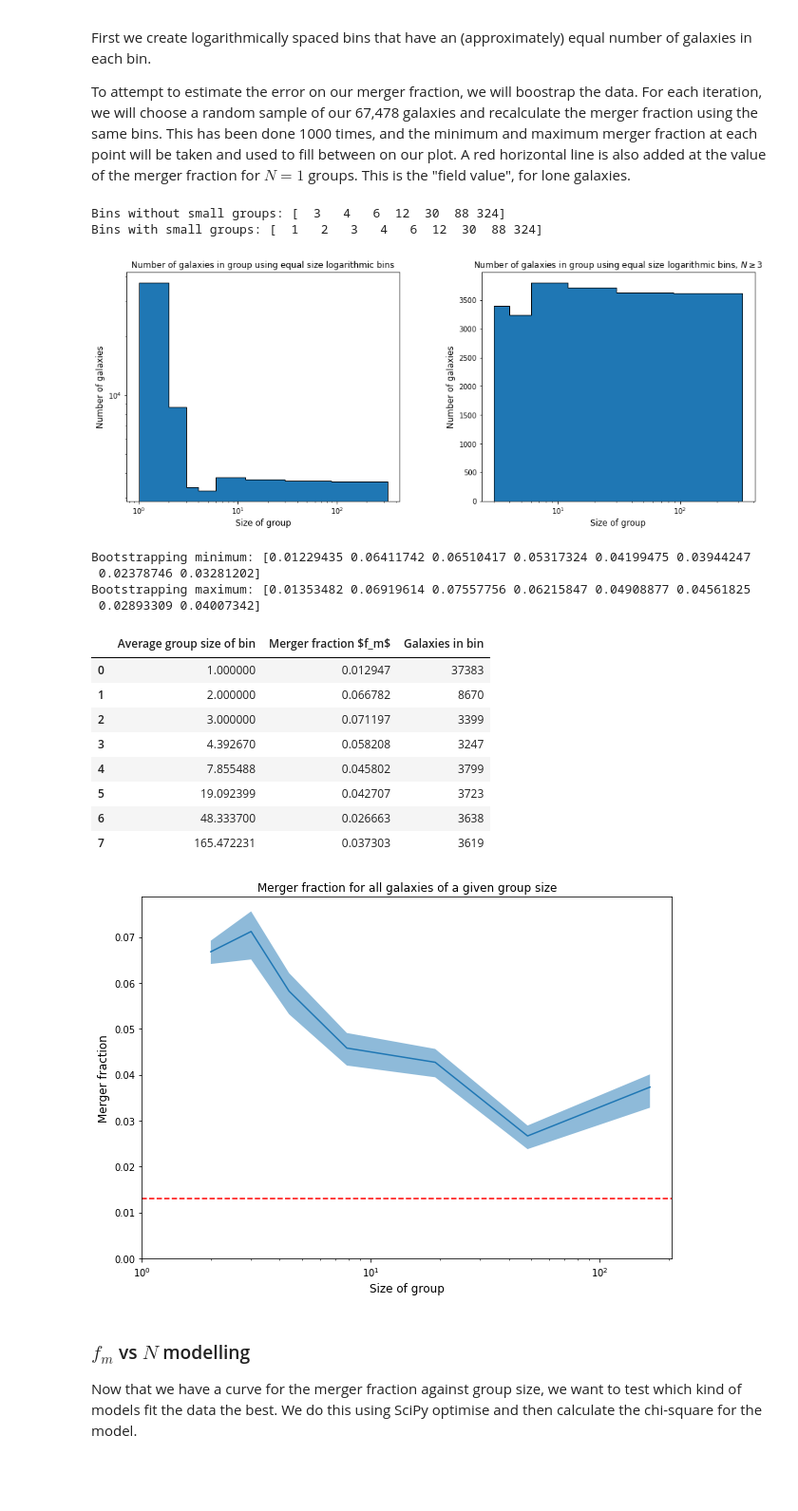
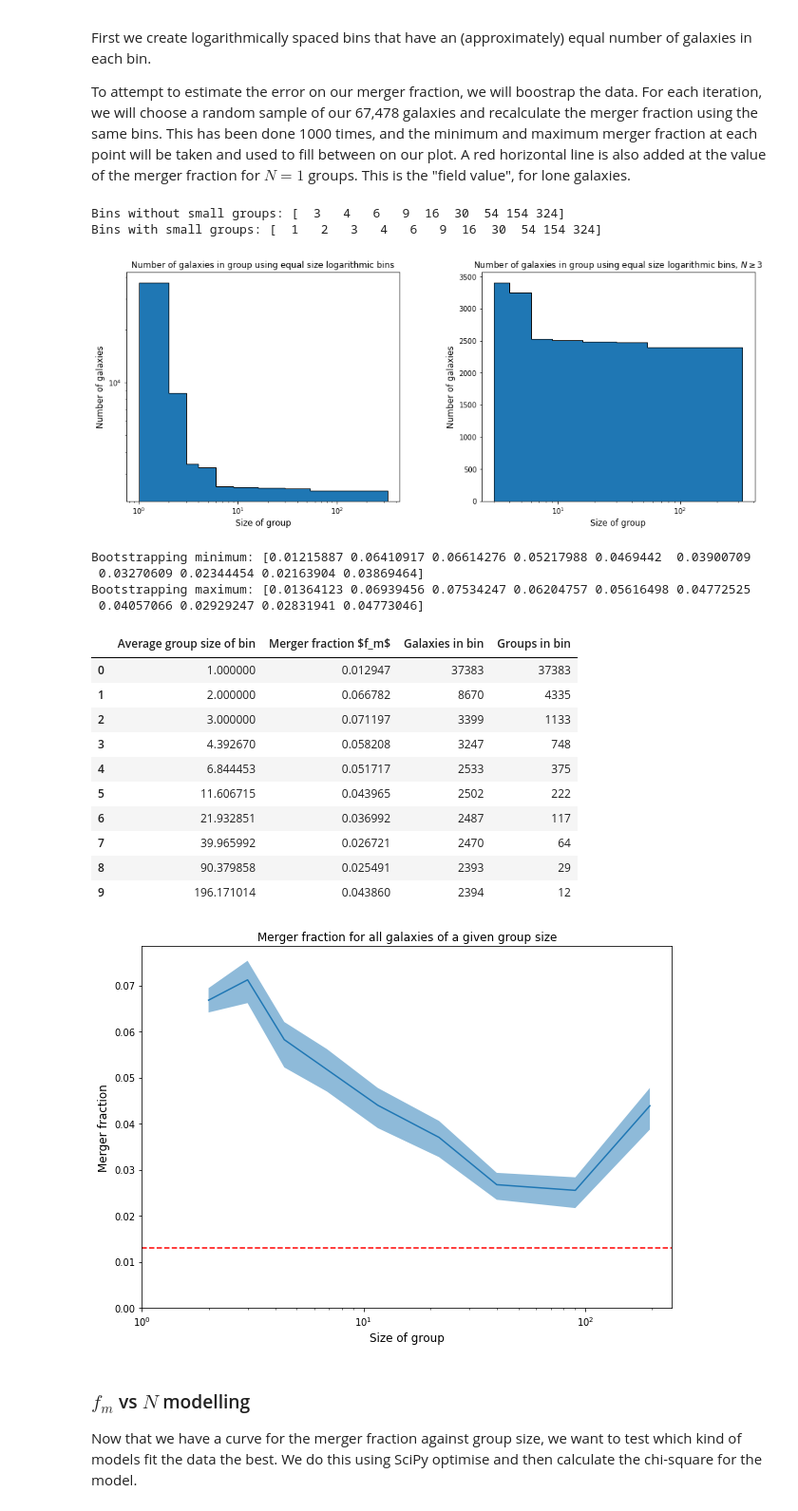
Before and after one commit to tplews98/MPhys_Project, a Jupyter notebook: Hilary work/HT_Week4_Modelling.ipynb, the cells around one changed output. Shown at 95% size. Drawn from its saved outputs; the diff is of its cells as text; code cells hidden in the pictures; blank space fills up the shorter version.

Commit message:
Curve fitting

```diff
--- a/Hilary work/HT_Week4_Modelling.ipynb
+++ b/Hilary work/HT_Week4_Modelling.ipynb
@@ -187,7 +187,7 @@ volume_limited_data = volume_limited_groups.copy()
 # %%
 # Create logarithmic bins of equal size without small groups
 group_size = volume_limited_data["volume_limited_galaxies_in_group"]
-equal_log_bins = pd.qcut(x=np.log10(group_size[group_size > 2]), q=6, labels=False, retbins=True, duplicates="drop")[1]
+equal_log_bins = pd.qcut(x=np.log10(group_size[group_size > 2]), q=9, labels=False, retbins=True, duplicates="drop")[1]
 equal_log_bins = np.power(10, equal_log_bins)
 equal_log_bins = np.round(equal_log_bins, 0)
 
@@ -273,62 +273,67 @@ def merger_fraction_group_size_binning(limited_data, group_size_bins):
     of galaxies in each bin."""
 
     # Resample table with only the data needed
-    limited_data = limited_data[["volume_limited_galaxies_in_group", "Merger_classifications"]]
+    limited_data = limited_data[["volume_limited_galaxies_in_group", "Merger_classifications", "group_id_new"]]
+
+    groups_unique = limited_data.drop_duplicates(subset=["group_id_new"], keep="first")
 
     # Bin data by group size, with the bin sizes specified
     allbinned, bin_edges = np.histogram(limited_data["volume_limited_galaxies_in_group"], bins=group_size_bins)
+    groups_unique_binned, bin_edges = np.histogram(groups_unique["volume_limited_galaxies_in_group"], bins=group_size_bins)
     mergersbinned, bin_edges = np.histogram(limited_data[limited_data["Merger_classifications"] > 0]["volume_limited_galaxies_in_group"], bins=group_size_bins)
 
     # Calculate the average group size in each bin for plotting data
     bin_centres=[]
     for i in range(len(bin_edges) - 1):
         bin_centres.append(limited_data[(limited_data["volume_limited_galaxies_in_group"] >= bin_edges[i]) & (limited_data["volume_limited_galaxies_in_group"] < bin_edges[i + 1])]["volume_limited_galaxies_in_group"].mean())
 
     allbinned = allbinned.astype(float)
     mergersbinned = mergersbinned.astype(float)
 
     # Find merger fraction
     merger_fraction_group = mergersbinned / allbinned
 
-    return merger_fraction_group, bin_centres, allbinned.astype(int)
+    return merger_fraction_group, bin_centres, allbinned.astype(int), groups_unique_binned.astype(int)
 
 # Call function with all_data and calculated logarithmic bins
-merger_fraction_groups, group_size_bin_centres, galaxies_in_bin = merger_fraction_group_size_binning(volume_limited_data, equal_log_bins_with_small)
+merger_fraction_groups, group_size_bin_centres, galaxies_in_bin, groups_in_bin = merger_fraction_group_size_binning(volume_limited_data, equal_log_bins_with_small)
 
 # Create dataframe of average group size, merger fraction and gaalxies in each bin and display it
-merger_fraction_groups_info = list(zip(group_size_bin_centres, merger_fraction_groups, galaxies_in_bin))
-display(pd.DataFrame(merger_fraction_groups_info, columns=["Average group size of bin", "Merger fraction $f_m$", "Galaxies in bin"]))
+merger_fraction_groups_info = list(zip(group_size_bin_centres, merger_fraction_groups, galaxies_in_bin, groups_in_bin))
+display(pd.DataFrame(merger_fraction_groups_info, columns=["Average group size of bin", "Merger fraction $f_m$", "Galaxies in bin", "Groups in bin"]))
 
 # Plot a line plot of merger fraction with the minimum and maximum from bootstrapping filled in
 plt.figure(figsize=(10,7))
 plt.plot(group_size_bin_centres[1:], merger_fraction_groups[1:])
 plt.fill_between(group_size_bin_centres[1:], merger_fraction_group_size_bootstrapped_min[1:], merger_fraction_group_size_bootstrapped_max[1:], alpha=0.5)
 plt.axhline(y=merger_fraction_groups[0], linestyle="--", c="red")
 plt.xscale("log")
 plt.xlim(left=1)
 plt.ylim(bottom=0)
 plt.xlabel("Size of group", fontsize=12)
 plt.ylabel("Merger fraction", fontsize=12)
 plt.title("Merger fraction for all galaxies of a given group size", fontsize=12)
 plt.show()
 # %% [output]
-Bins without small groups: [  3   4   6  12  30  88 324]
-Bins with small groups: [  1   2   3   4   6  12  30  88 324]
+Bins without small groups: [  3   4   6   9  16  30  54 154 324]
+Bins with small groups: [  1   2   3   4   6   9  16  30  54 154 324]
-[figure, old version]
+[figure, new version]
-Bootstrapping minimum: [0.01229435 0.06411742 0.06510417 0.05317324 0.04199475 0.03944247
- 0.02378746 0.03281202]
-Bootstrapping maximum: [0.01353482 0.06919614 0.07557756 0.06215847 0.04908877 0.04561825
- 0.02893309 0.04007342]
+Bootstrapping minimum: [0.01215887 0.06410917 0.06614276 0.05217988 0.0469442  0.03900709
+ 0.03270609 0.02344454 0.02163904 0.03869464]
+Bootstrapping maximum: [0.01364123 0.06939456 0.07534247 0.06204757 0.05616498 0.04772525
+ 0.04057066 0.02929247 0.02831941 0.04773046]
-|  | Average group size of bin | Merger fraction $f_m$ | Galaxies in bin |
-| 0 | 1.000000 | 0.012947 | 37383 |
-| 1 | 2.000000 | 0.066782 | 8670 |
-| 2 | 3.000000 | 0.071197 | 3399 |
-| 3 | 4.392670 | 0.058208 | 3247 |
-| 4 | 7.855488 | 0.045802 | 3799 |
-| 5 | 19.092399 | 0.042707 | 3723 |
-| 6 | 48.333700 | 0.026663 | 3638 |
-| 7 | 165.472231 | 0.037303 | 3619 |
+|  | Average group size of bin | Merger fraction $f_m$ | Galaxies in bin | Groups in bin |
+| 0 | 1.000000 | 0.012947 | 37383 | 37383 |
+| 1 | 2.000000 | 0.066782 | 8670 | 4335 |
+| 2 | 3.000000 | 0.071197 | 3399 | 1133 |
+| 3 | 4.392670 | 0.058208 | 3247 | 748 |
+| 4 | 6.844453 | 0.051717 | 2533 | 375 |
+| 5 | 11.606715 | 0.043965 | 2502 | 222 |
+| 6 | 21.932851 | 0.036992 | 2487 | 117 |
+| 7 | 39.965992 | 0.026721 | 2470 | 64 |
+| 8 | 90.379858 | 0.025491 | 2393 | 29 |
+| 9 | 196.171014 | 0.043860 | 2394 | 12 |
-[figure, old version]
+[figure, new version]
 # %% [markdown]
 ### $f_m$ vs $N$ modelling
 
```
Also changed, not shown: parts of 3 cells of this notebook.
